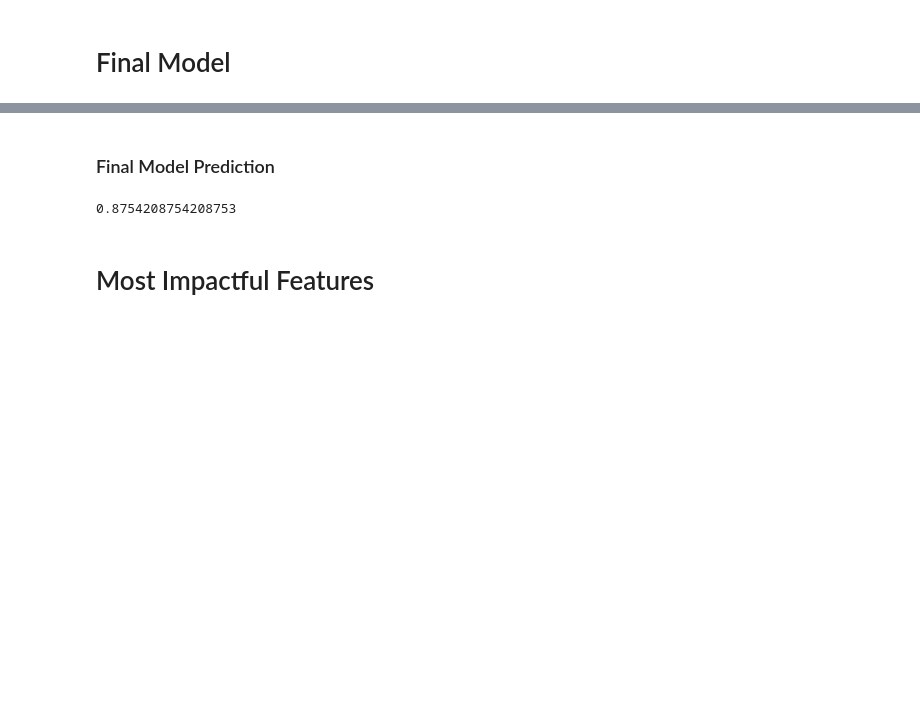
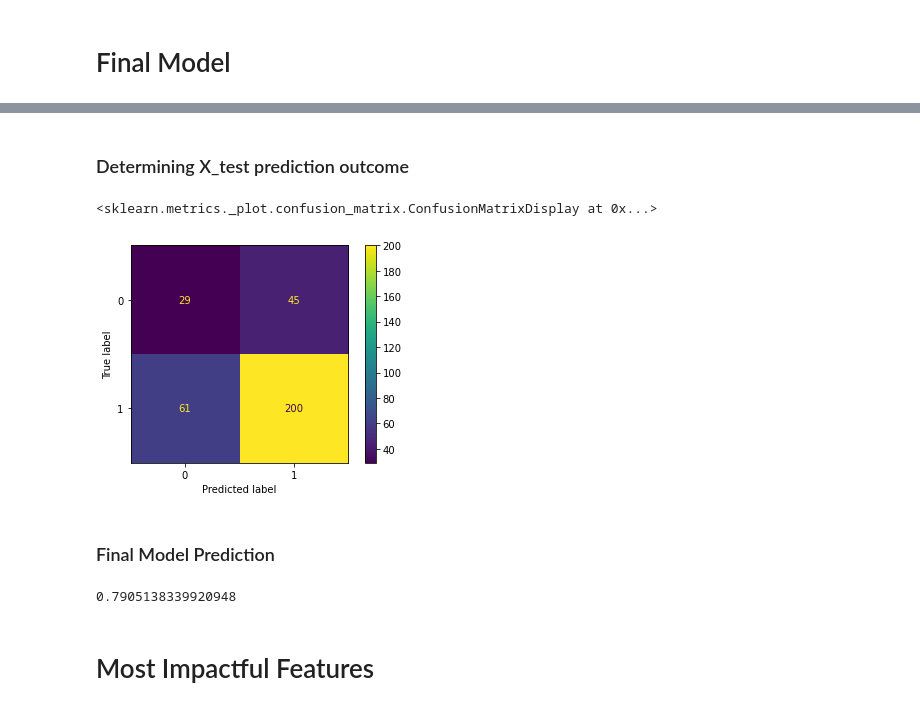
Before and after one commit to jchandleroneal/bsc-phase-three-project, a Jupyter notebook: notebooks/final_notebook.ipynb, the cells around one changed output, grey strips where cells are left out. Drawn from its saved outputs; the diff is of its cells as text; code cells hidden in the pictures; blank space fills up the shorter version.

```diff
--- a/notebooks/final_notebook.ipynb
+++ b/notebooks/final_notebook.ipynb
@@ -365,7 +365,7 @@ X_test_imputed = pd.DataFrame(imputer.transform(X_test), columns=X.columns)
 X_test_encoded = ohe.transform(X_test_imputed)
 X_test_encoded_df = pd.DataFrame(X_test_encoded, columns=ohe.get_feature_names())
 # %%
-pipe5 = make_pipeline(SMOTE(random_state=42), DecisionTreeClassifier())
+pipefinal = make_pipeline(SMOTE(random_state=42), RandomForestClassifier())
 
-pipe5.get_params().keys()
+pipefinal.get_params().keys()
 # %% [output]
@@ -373,7 +373,7 @@ dict_keys(['memory', 'steps', 'verbose', 'smote', 'decisiontreeclassifier', 'smo
 # %%
-param_grid = {'decisiontreeclassifier__criterion' : ['gini', 'entropy'],
-              'decisiontreeclassifier__max_depth' : [2,3,4,5,6,7,8,9,10],
-              'decisiontreeclassifier__max_leaf_nodes': [2,3,4,5,6,7,8,9,10,11,12,13,14]}
+finalparam_grid = {'randomforestclassifier__criterion' : ['gini', 'entropy'],
+                   'randomforestclassifier__max_depth' : [2,3,4,5,6,7,8,9,10],
+                   'randomforestclassifier__max_leaf_nodes': [2,3,4,5,6,7,8,9,10,11,12,13,14],
+                   'randomforestclassifier__class_weight' : [{0:0.78 , 1:0.22}, None, 'balanced']}
 
-final_dt_gs = GridSearchCV(estimator=pipe5, param_grid=param_grid, scoring='f1')
-final_dt_gs.fit(X_train_encoded_df, y_train)
+final_rf_gs = GridSearchCV(estimator = pipefinal, param_grid = finalparam_grid, scoring='f1', n_jobs=-1)
@@ -415,4 +379,0 @@ best_params
-# %%
-final_mod = DecisionTreeClassifier(criterion='entropy', max_depth=6, max_leaf_nodes=14, random_state=42)
-
-final_mod.fit(X_train_encoded_df, y_train)
@@ -426,0 +380,2 @@ plot_confusion_matrix(mod_3, X_train_res, y_train_res)
+# %%
+final_rf_gs.fit(X_train_encoded_df, y_train)
@@ -427,11 +400,18 @@ plot_confusion_matrix(mod_3, X_train_res, y_train_res)
+# %% [markdown]
+### Determining X_test prediction outcome
+# %%
+plot_confusion_matrix(final_rf_gs, X_test_encoded_df, y_test)
+# %% [output]
+<sklearn.metrics._plot.confusion_matrix.ConfusionMatrixDisplay at 0x...>
+[figure, added]
 # %% [markdown]
 ### Final Model Prediction
 # %%
-test_preds = final_mod_3.predict(X_test_encoded)
+test_preds = final_rf_gs.predict(X_test_encoded_df)
 
 f1_score(y_test, test_preds)
 # %% [output]
-0.8754208754208753
+0.7905138339920948
 # %% [markdown]
 # Most Impactful Features
 # %%
```
Also changed, not shown: parts of 10 cells of this notebook, 1 other file.
